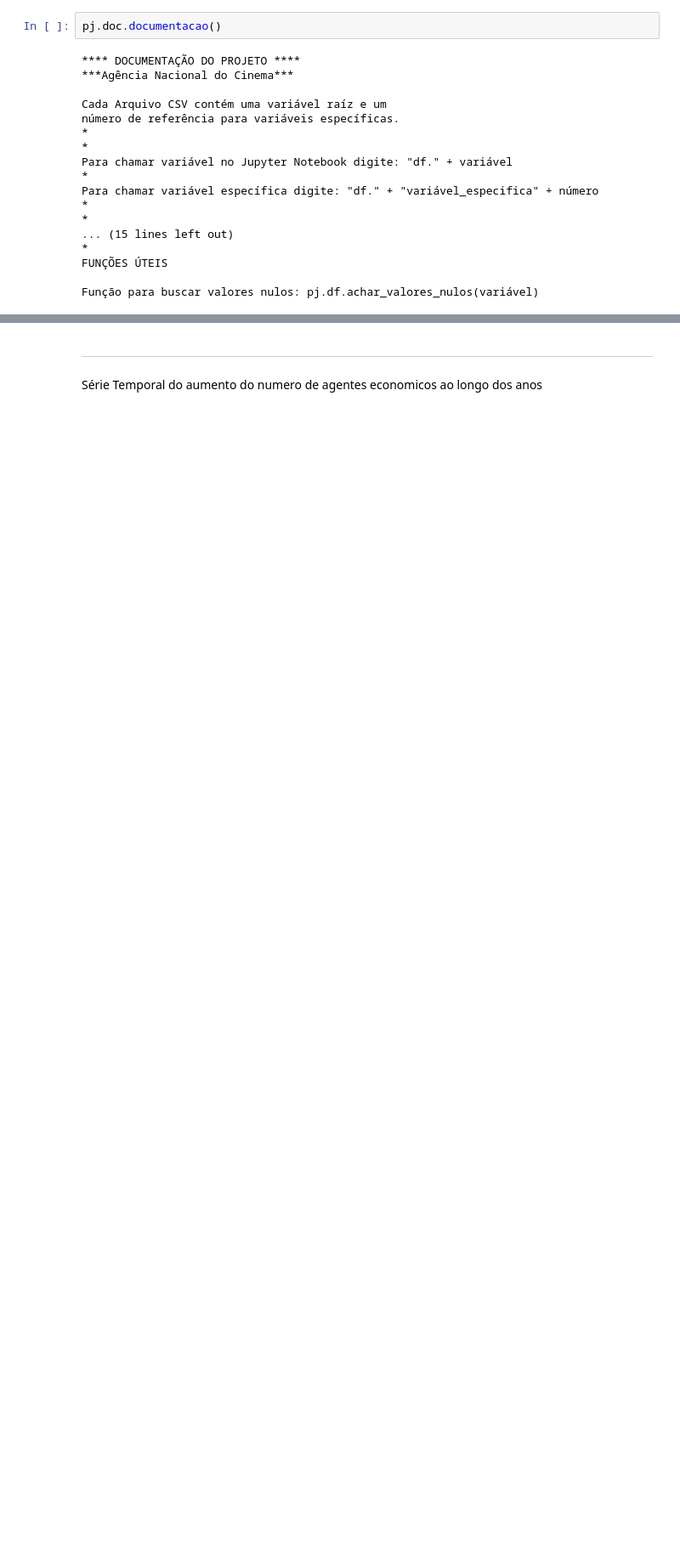
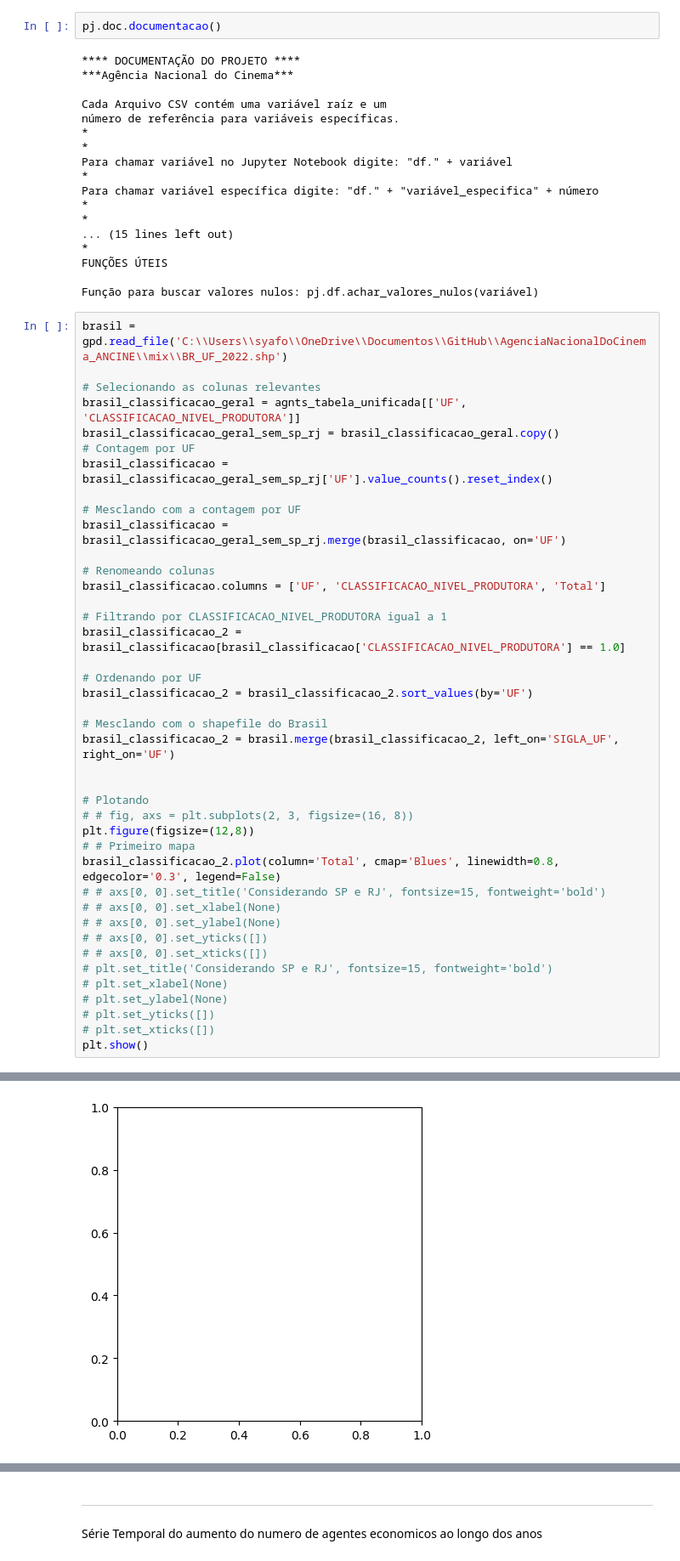
Before and after one commit to fonsecadados/AgenciaNacionalDoCinema_ANCINE, a Jupyter notebook: ANCINE_DesafiosEOportunidades.ipynb, the cells around one changed output, grey strips where cells are left out. Shown at 85% size. Saved outputs shown, nothing was run; the diff lists cells and outputs as text; blank space fills up the shorter version.

```diff
--- a/ANCINE_DesafiosEOportunidades.ipynb
+++ b/ANCINE_DesafiosEOportunidades.ipynb
@@ -663,3 +666,45 @@ Para chamar variável específica digite: "df." + "variável_especifica" + núme
 FUNÇÕES ÚTEIS
 
 Função para buscar valores nulos: pj.df.achar_valores_nulos(variável)
+# %%
+brasil = gpd.read_file('C:\\Users\\syafo\\OneDrive\\Documentos\\GitHub\\AgenciaNacionalDoCinema_ANCINE\\mix\\BR_UF_2022.shp')
+
+# Selecionando as colunas relevantes
+brasil_classificacao_geral = agnts_tabela_unificada[['UF', 'CLASSIFICACAO_NIVEL_PRODUTORA']]
+brasil_classificacao_geral_sem_sp_rj = brasil_classificacao_geral.copy()
+# Contagem por UF
+brasil_classificacao = brasil_classificacao_geral_sem_sp_rj['UF'].value_counts().reset_index()
+
+# Mesclando com a contagem por UF
+brasil_classificacao = brasil_classificacao_geral_sem_sp_rj.merge(brasil_classificacao, on='UF')
+
+# Renomeando colunas
+brasil_classificacao.columns = ['UF', 'CLASSIFICACAO_NIVEL_PRODUTORA', 'Total']
+
+# Filtrando por CLASSIFICACAO_NIVEL_PRODUTORA igual a 1
+brasil_classificacao_2 = brasil_classificacao[brasil_classificacao['CLASSIFICACAO_NIVEL_PRODUTORA'] == 1.0]
+
+# Ordenando por UF
+brasil_classificacao_2 = brasil_classificacao_2.sort_values(by='UF')
+
+# Mesclando com o shapefile do Brasil
+brasil_classificacao_2 = brasil.merge(brasil_classificacao_2, left_on='SIGLA_UF', right_on='UF')
+
+
+# Plotando
+# # fig, axs = plt.subplots(2, 3, figsize=(16, 8))
+plt.figure(figsize=(12,8))
+# # Primeiro mapa
+brasil_classificacao_2.plot(column='Total', cmap='Blues', linewidth=0.8, edgecolor='0.3', legend=False)
+# # axs[0, 0].set_title('Considerando SP e RJ', fontsize=15, fontweight='bold')
+# # axs[0, 0].set_xlabel(None)
+# # axs[0, 0].set_ylabel(None)
+# # axs[0, 0].set_yticks([])
+# # axs[0, 0].set_xticks([])
+# plt.set_title('Considerando SP e RJ', fontsize=15, fontweight='bold')
+# plt.set_xlabel(None)
+# plt.set_ylabel(None)
+# plt.set_yticks([])
+# plt.set_xticks([])
+plt.show()
+# %% [output]
@@ -665,0 +713 @@ Função para buscar valores nulos: pj.df.achar_valores_nulos(variável)
+[figure, added]
```
Also changed, not shown: parts of 16 cells of this notebook.
